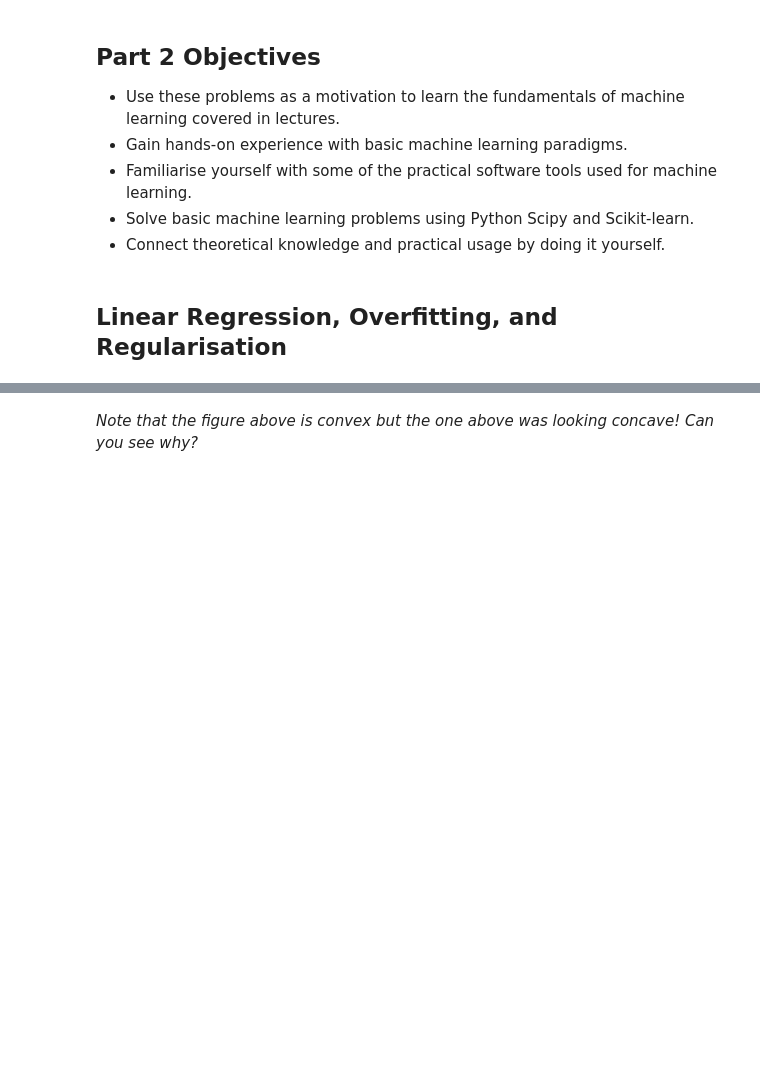
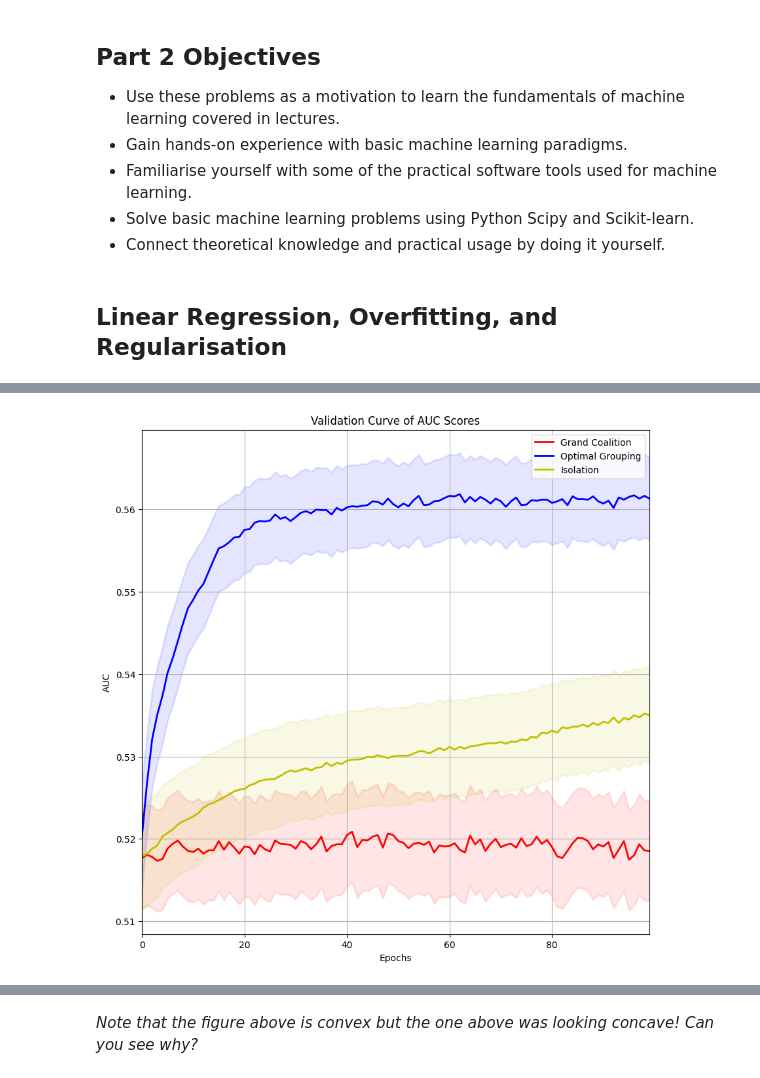
Before and after one commit to gazzayeah/elen90088_repo, a Jupyter notebook: ws1/WS1-Opt-ML-v2.ipynb, the cells around one changed output, grey strips where cells are left out. Drawn from its saved outputs; the diff is of its cells as text; code cells hidden in the pictures; blank space fills up the shorter version.

```diff
--- a/ws1/WS1-Opt-ML-v2.ipynb
+++ b/ws1/WS1-Opt-ML-v2.ipynb
@@ -573,0 +614,35 @@ plt.show()
+# %%
+import pandas as pd
+import numpy as np
+path_auc_opt = "/Users/garyyembp22/Library/CloudStorage/OneDrive-Personal/Documents/GitHub/first_paper_repo/data/output_data/mnistdataset_autoencoder_sseloss_121_11_11_100/windows-20230308153321/auc_output_path.parquet"
+path_auc_grand = "/Users/garyyembp22/Library/CloudStorage/OneDrive-Personal/Documents/GitHub/first_paper_repo/data/output_data/mnistdataset_autoencoder_sseloss_1_11_11_100/windows-20230308231325/auc_output_path.parquet"
+path_auc_isolated = "/Users/garyyembp22/Library/CloudStorage/OneDrive-Personal/Documents/GitHub/first_paper_repo/data/output_data/mnistdataset_autoencoder_sseloss_121_11_11_100/windows-20230308235902/auc_output_path.parquet"
+auc_grand = pd.read_parquet(path = path_auc_grand)
+auc_opt = pd.read_parquet(path = path_auc_opt)
+auc_isolated = pd.read_parquet(path = path_auc_isolated)
+plt.figure(figsize=(10,10))
+plot_average_prediction_mse(
+        mse_df=auc_grand,
+        line_label="Grand Coalition",
+        line_color='r',
+        is_show_plot=False,
+)
+plot_average_prediction_mse(
+        mse_df=auc_opt,
+        line_label="Optimal Grouping",
+        line_color='b',
+        is_show_plot=False,
+)
+plot_average_prediction_mse(
+        mse_df=auc_isolated,
+        title_x_y_label= [
+            "Validation Curve of AUC Scores",
+            "Epochs",
+            "AUC"
+        ],
+        line_label="Isolation",
+        line_color='y',
+        is_show_plot=True,
+)
+# %% [output]
+[figure, added]
```
Also changed, not shown: parts of 2 cells of this notebook.
